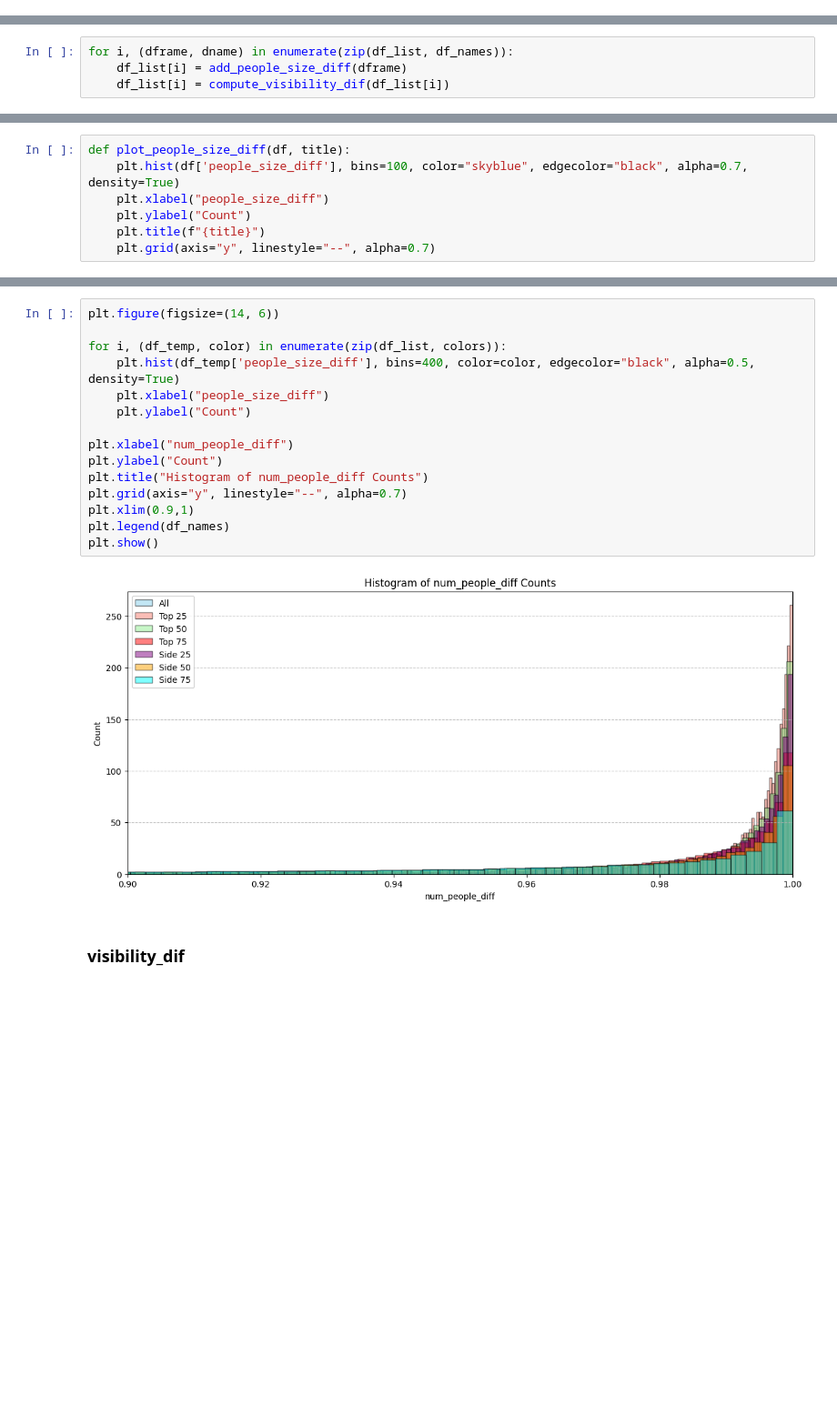
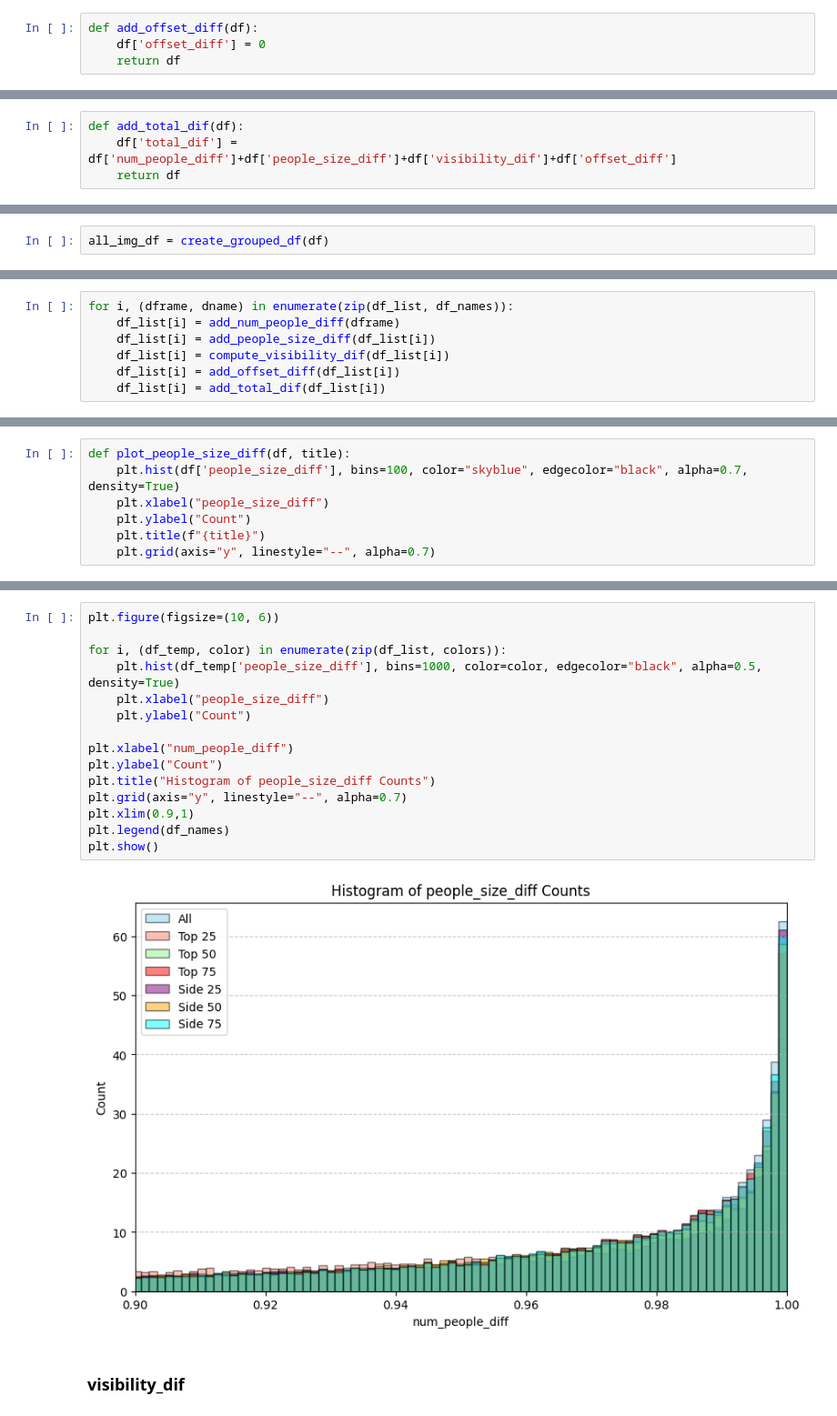
Before and after one commit to federicopaschetta/FemaleObjectificationInMovies, a Jupyter notebook: script.ipynb, the cells around one changed output, grey strips where cells are left out. Shown at 91% size. Drawn from its saved outputs; the diff is of its cells as text; blank space fills up the shorter version.

Commit message:
Added comments. Missing offset dif

```diff
--- a/script.ipynb
+++ b/script.ipynb
@@ -133,0 +167,4 @@ def add_num_people_diff(df):
+# %%
+def add_offset_diff(df):
+    df['offset_diff'] = 0
+    return df
@@ -133,0 +175,4 @@ def add_num_people_diff(df):
+# %%
+def add_total_dif(df):
+    df['total_dif'] = df['num_people_diff']+df['people_size_diff']+df['visibility_dif']+df['offset_diff']
+    return df
@@ -155,3 +198,5 @@ all_img_df['num_people_diff'] = all_img_df['num_people'].apply(num_people_diff)
+# %%
+all_img_df = create_grouped_df(df)
 # %% [markdown]
 #### top 75
 # %%
@@ -198,7 +231,10 @@ def compute_visibility_dif(df):
 # %%
 for i, (dframe, dname) in enumerate(zip(df_list, df_names)):
-    df_list[i] = add_people_size_diff(dframe)
+    df_list[i] = add_num_people_diff(dframe)
+    df_list[i] = add_people_size_diff(df_list[i])
     df_list[i] = compute_visibility_dif(df_list[i])
+    df_list[i] = add_offset_diff(df_list[i])
+    df_list[i] = add_total_dif(df_list[i])
 # %% [markdown]
 ## Plotting
 # %%
@@ -293,20 +329,20 @@ plt.show()
 # %%
-plt.figure(figsize=(14, 6))
+plt.figure(figsize=(10, 6))
 
 for i, (df_temp, color) in enumerate(zip(df_list, colors)):
-    plt.hist(df_temp['people_size_diff'], bins=400, color=color, edgecolor="black", alpha=0.5, density=True)
+    plt.hist(df_temp['people_size_diff'], bins=1000, color=color, edgecolor="black", alpha=0.5, density=True)
     plt.xlabel("people_size_diff")
     plt.ylabel("Count")
 
 plt.xlabel("num_people_diff")
 plt.ylabel("Count")
-plt.title("Histogram of num_people_diff Counts")
+plt.title("Histogram of people_size_diff Counts")
 plt.grid(axis="y", linestyle="--", alpha=0.7)
 plt.xlim(0.9,1)
 plt.legend(df_names)
 plt.show()
 # %% [output]
-[figure, old version]
+[figure, new version]
 # %% [markdown]
 ### visibility_dif
 # %%
```
Also changed, not shown: parts of 51 cells of this notebook.
